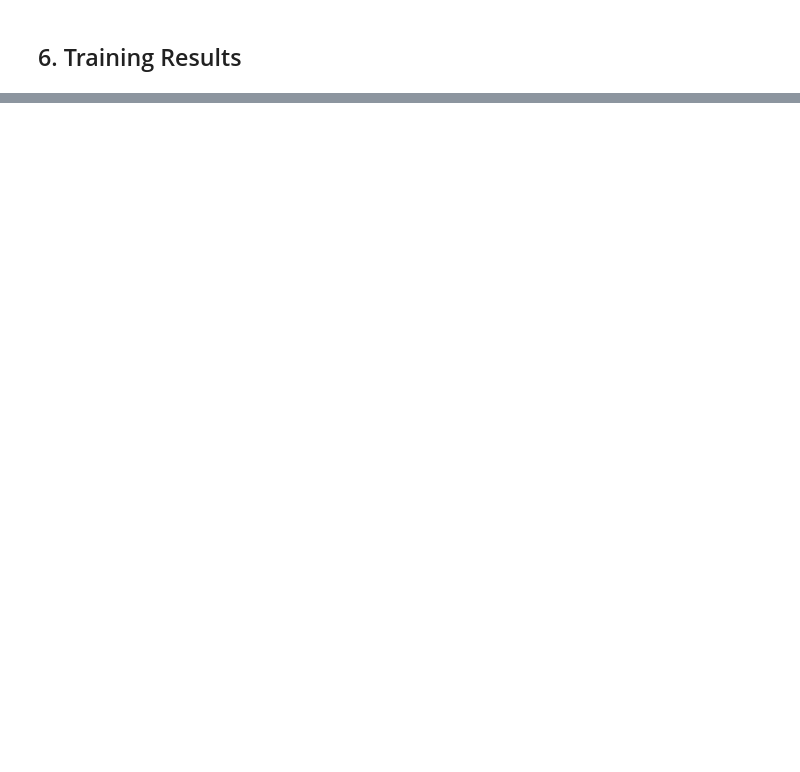
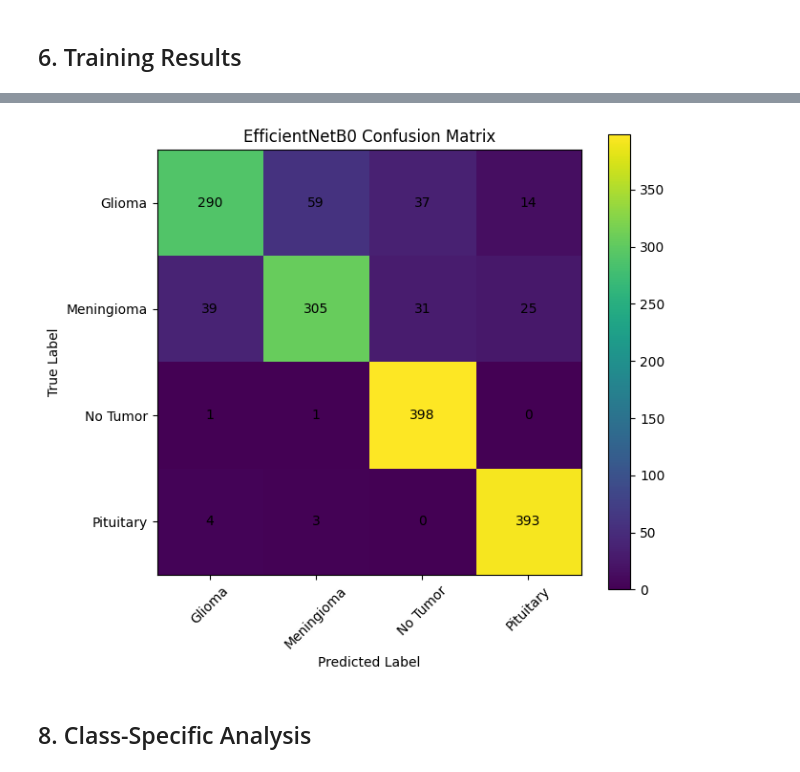
Before and after one commit to SavindiPanditha/SE4050-Brain-Tumor-Classification, a Jupyter notebook: notebooks/04_EfficientNetB0.ipynb, the cells around one changed output, grey strips where cells are left out. Cells and saved outputs as stored; diff of their text form; code cells hidden in the pictures; blank space fills up the shorter version.

Commit message:
Evaluate EfficientNetB0 model

```diff
--- a/notebooks/04_EfficientNetB0.ipynb
+++ b/notebooks/04_EfficientNetB0.ipynb
@@ -276,0 +404,17 @@ plt.show()
+# %%
+# Generate predictions on the test set
+
+y_true = []
+y_prob = []
+
+for images, labels in test_ds:
+    probabilities = model.predict(images, verbose=0)
+    y_prob.extend(probabilities)
+    y_true.extend(labels.numpy())
+
+y_true = np.array(y_true)
+y_prob = np.array(y_prob)
+y_pred = np.argmax(y_prob, axis=1)
+
+print("Number of test samples:", len(y_true))
+print("Prediction shape:", y_prob.shape)
@@ -276,0 +448,43 @@ plt.show()
+# %%
+# Plot the confusion matrix
+
+from sklearn.metrics import confusion_matrix
+import matplotlib.pyplot as plt
+
+cm = confusion_matrix(y_true, y_pred)
+
+plt.figure(figsize=(7, 6))
+plt.imshow(cm)
+
+plt.title("EfficientNetB0 Confusion Matrix")
+plt.xlabel("Predicted Label")
+plt.ylabel("True Label")
+
+plt.xticks(
+    range(NUM_CLASSES),
+    CLASS_NAMES,
+    rotation=45
+)
+
+plt.yticks(
+    range(NUM_CLASSES),
+    CLASS_NAMES
+)
+
+for i in range(NUM_CLASSES):
+    for j in range(NUM_CLASSES):
+        plt.text(
+            j,
+            i,
+            cm[i, j],
+            ha="center",
+            va="center"
+        )
+
+plt.colorbar()
+plt.tight_layout()
+plt.show()
+# %% [output]
+[figure, added]
+# %% [markdown]
+## 8. Class-Specific Analysis
```
Also changed, not shown: parts of 23 cells of this notebook.
